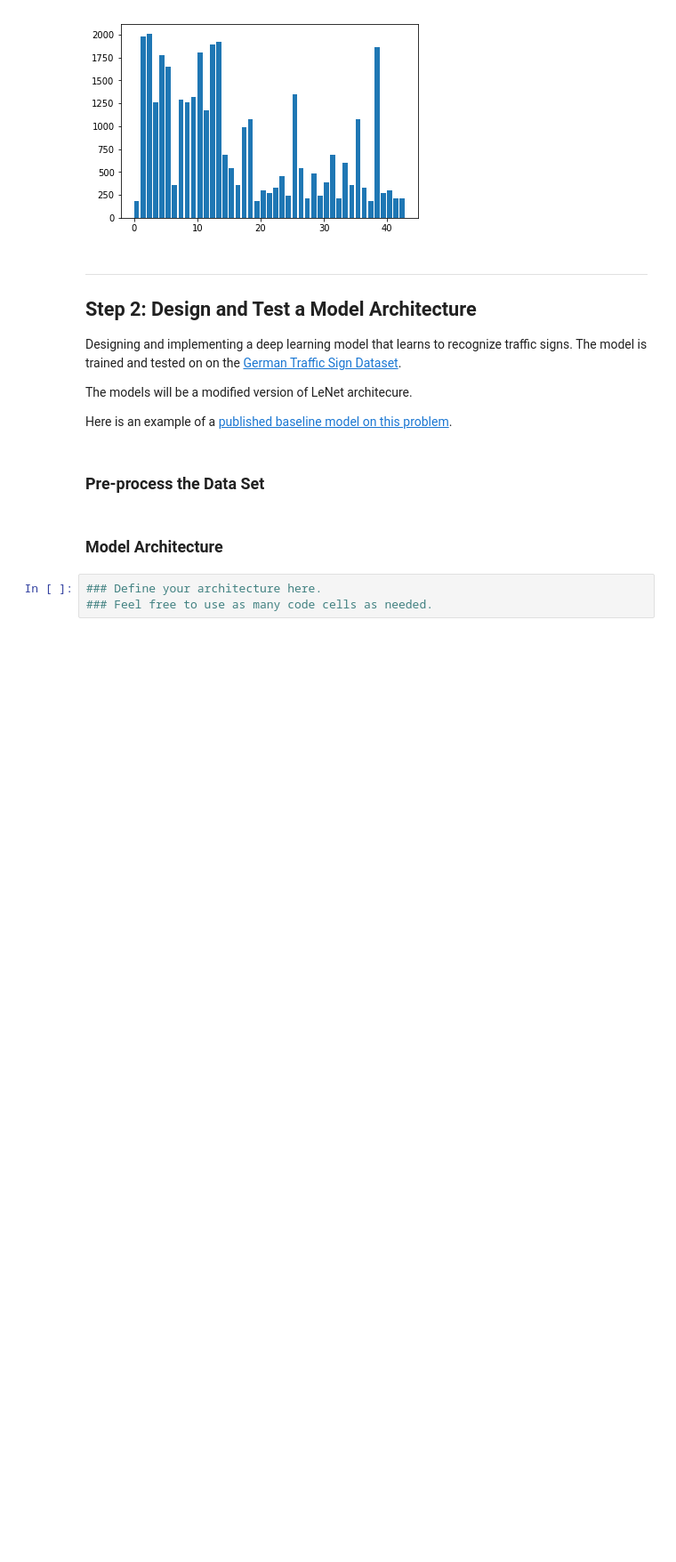
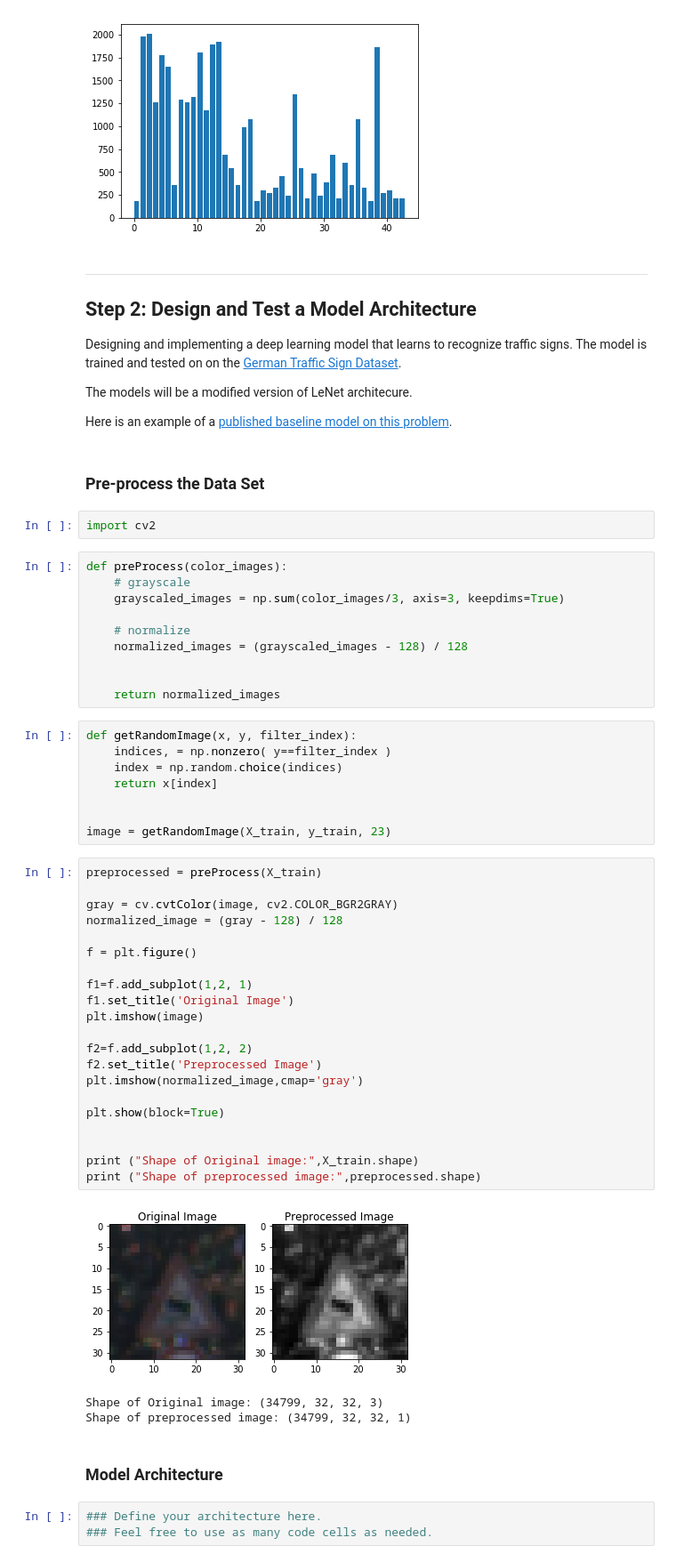
Before and after one commit to Shivam-Bhardwaj/TrafficSignDetector-TensorFlow, a Jupyter notebook: Traffic_Sign_Classifier.ipynb, the cells around one changed output. Shown: that part at 89% size. Cells and saved outputs as stored; diff of their text form; blank space fills up the shorter version.

```diff
--- a/Traffic_Sign_Classifier.ipynb
+++ b/Traffic_Sign_Classifier.ipynb
@@ -216,6 +216,51 @@ The models will be a modified version of LeNet architecure.
 Here is an example of a [published baseline model on this problem](http://yann.lecun.com/exdb/publis/pdf/sermanet-ijcnn-11.pdf).
 # %% [markdown]
 ### Pre-process the Data Set
+# %%
+import cv2
+# %%
+def preProcess(color_images):
+    # grayscale
+    grayscaled_images = np.sum(color_images/3, axis=3, keepdims=True)
+
+    # normalize
+    normalized_images = (grayscaled_images - 128) / 128
+
+
+    return normalized_images
+# %%
+def getRandomImage(x, y, filter_index):
+    indices, = np.nonzero( y==filter_index )
+    index = np.random.choice(indices)
+    return x[index]
+
+
+image = getRandomImage(X_train, y_train, 23)
+# %%
+preprocessed = preProcess(X_train)
+
+gray = cv.cvtColor(image, cv2.COLOR_BGR2GRAY)
+normalized_image = (gray - 128) / 128
+
+f = plt.figure()
+
+f1=f.add_subplot(1,2, 1)
+f1.set_title('Original Image')
+plt.imshow(image)
+
+f2=f.add_subplot(1,2, 2)
+f2.set_title('Preprocessed Image')
+plt.imshow(normalized_image,cmap='gray')
+
+plt.show(block=True)
+
+
+print ("Shape of Original image:",X_train.shape)
+print ("Shape of preprocessed image:",preprocessed.shape)
+# %% [output]
+[figure, added]
+Shape of Original image: (34799, 32, 32, 3)
+Shape of preprocessed image: (34799, 32, 32, 1)
 # %% [markdown]
 ### Model Architecture
 # %%
```
